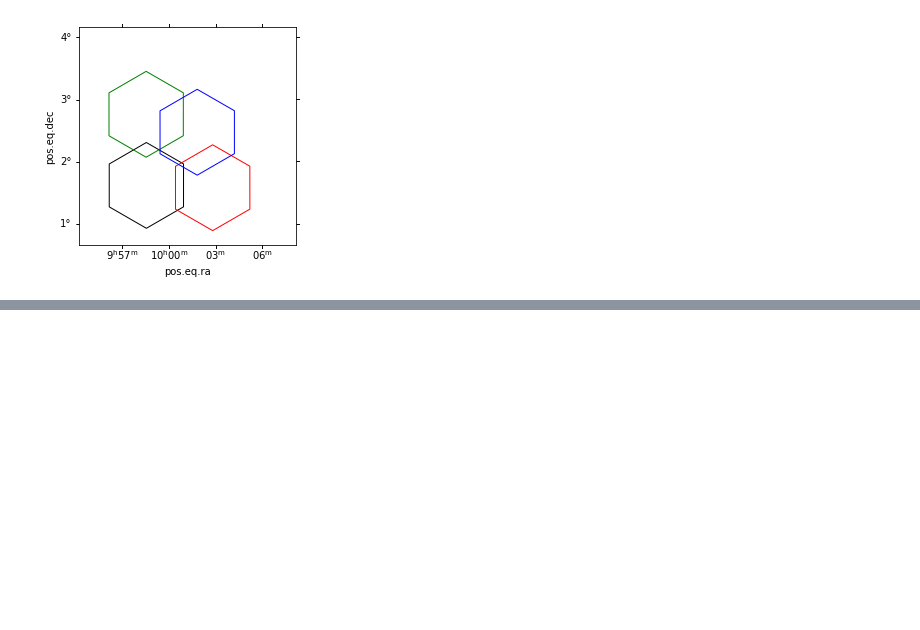
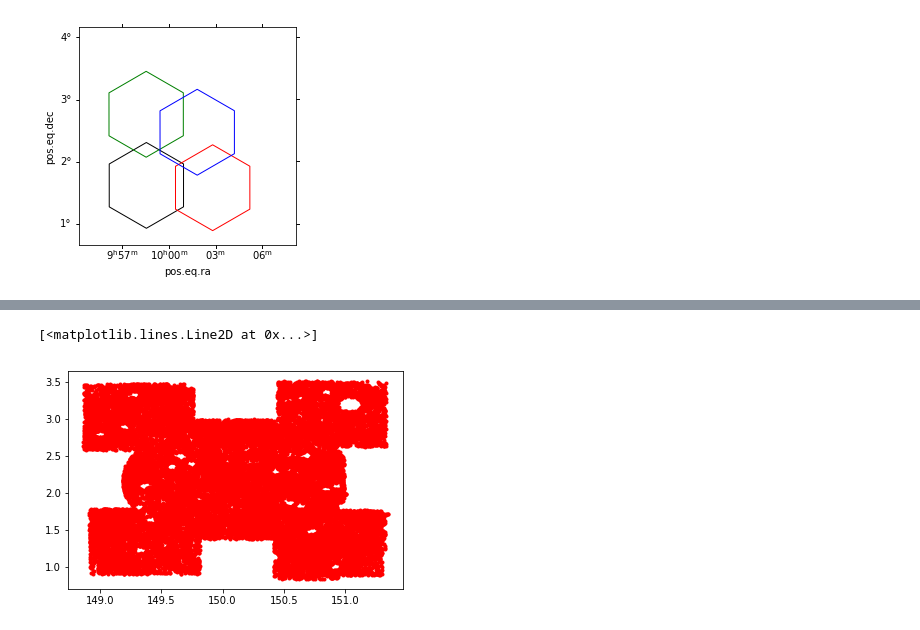
Before and after one commit to bhorowitz/pfs-target, a Jupyter notebook: cosmos-nb.ipynb, the cells around one changed output, grey strips where cells are left out. Saved outputs shown, nothing was run; the diff lists cells and outputs as text; code cells hidden in the pictures; blank space fills up the shorter version.

```diff
--- a/cosmos-nb.ipynb
+++ b/cosmos-nb.ipynb
@@ -219,0 +248,5 @@ Cosmos 3
+# %%
+plot(RA[targetclass],DEC[targetclass],"r.")
+# %% [output]
+[<matplotlib.lines.Line2D at 0x...>]
+[figure, added]
```
Also changed, not shown: parts of 10 cells of this notebook, 1 other file.
